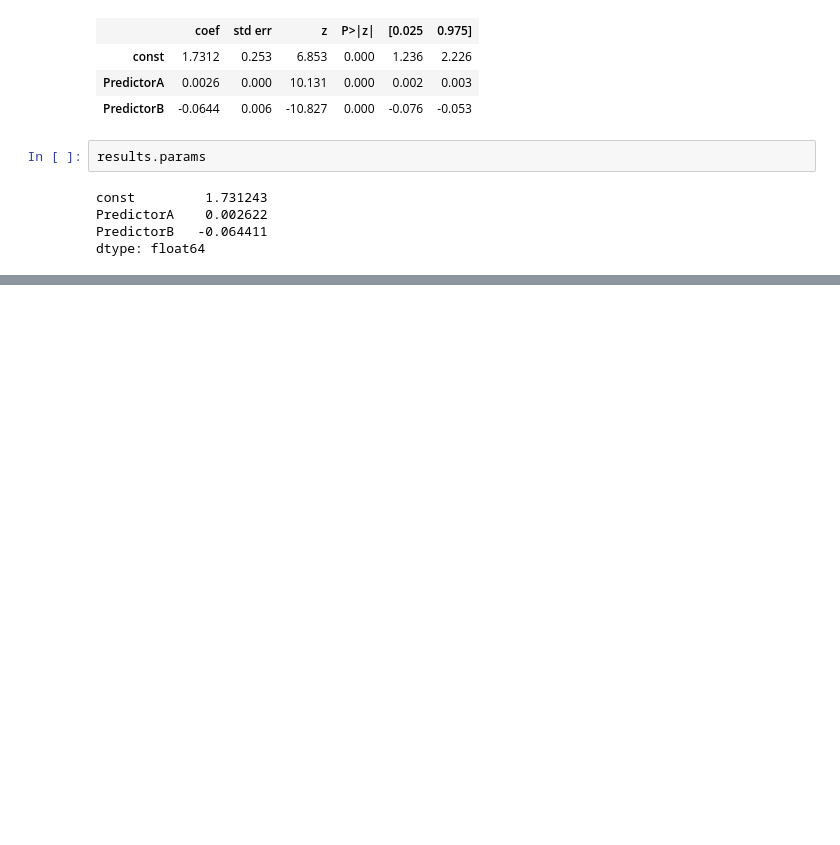
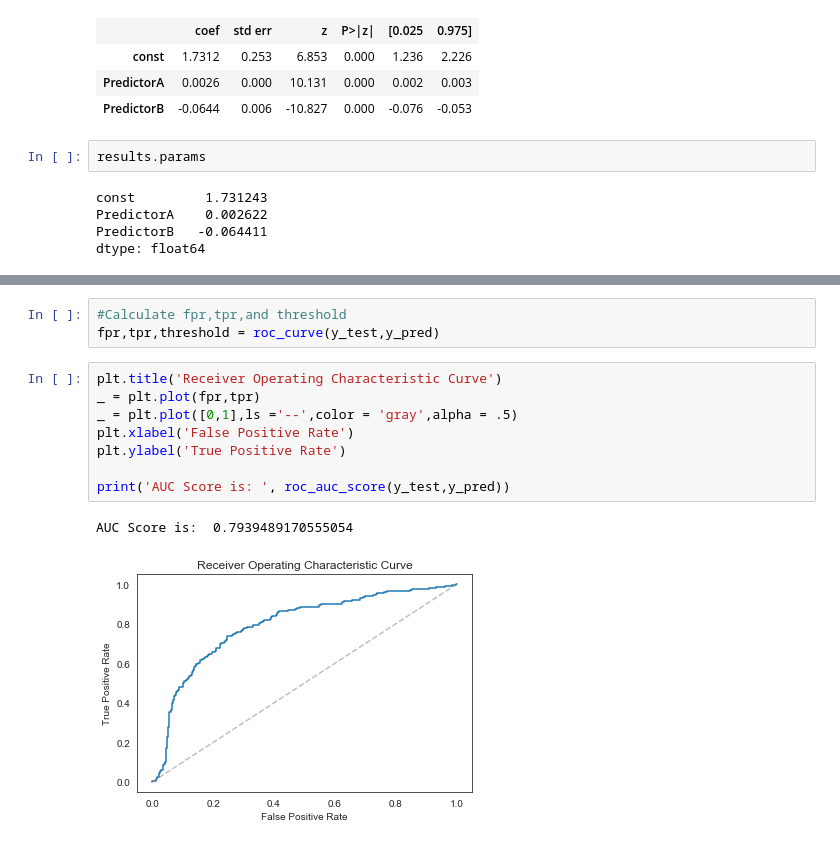
Before and after one commit to ll-wang/Learning-Notes, a Jupyter notebook: Feature Engennering and Feature Selection/Chapter 1/Chapter1 Code Recover.ipynb, the cells around one changed output, grey strips where cells are left out. Saved outputs shown, nothing was run; the diff lists cells and outputs as text; blank space fills up the shorter version.

```diff
--- a/Feature Engennering and Feature Selection/Chapter 1/Chapter1 Code Recover.ipynb
+++ b/Feature Engennering and Feature Selection/Chapter 1/Chapter1 Code Recover.ipynb
@@ -97,0 +113,14 @@ dtype: float64
+# %%
+#Calculate fpr,tpr,and threshold
+fpr,tpr,threshold = roc_curve(y_test,y_pred)
+# %%
+plt.title('Receiver Operating Characteristic Curve')
+_ = plt.plot(fpr,tpr)
+_ = plt.plot([0,1],ls ='--',color = 'gray',alpha = .5)
+plt.xlabel('False Positive Rate')
+plt.ylabel('True Positive Rate')
+
+print('AUC Score is: ', roc_auc_score(y_test,y_pred))
+# %% [output]
+AUC Score is:  0.7939489170555054
+[figure, added]
```
Also changed, not shown: parts of 16 cells of this notebook.
